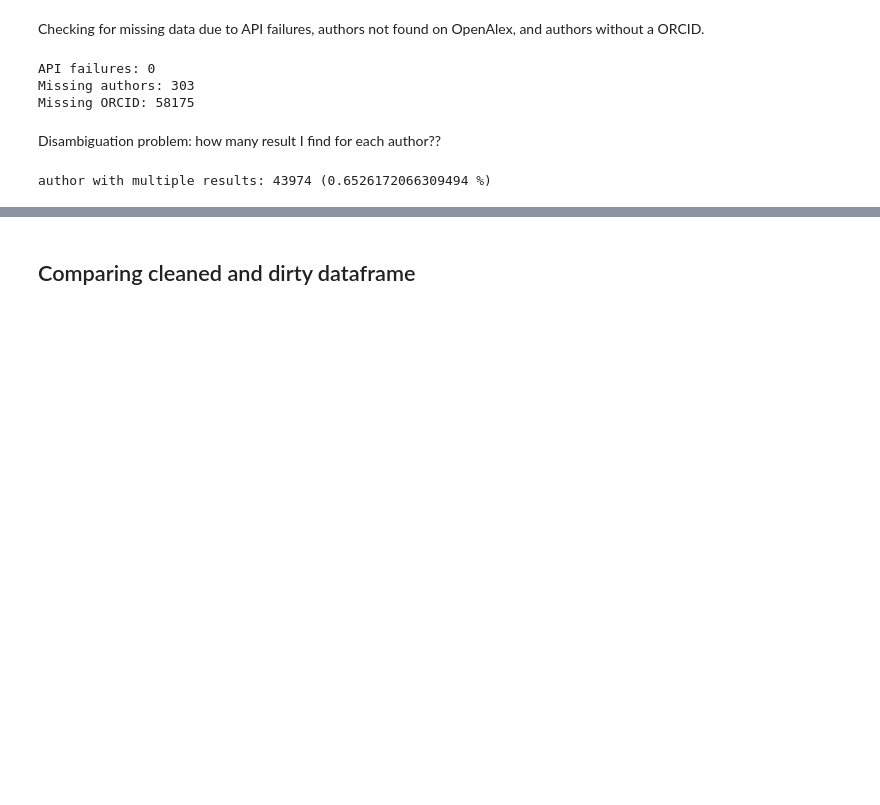
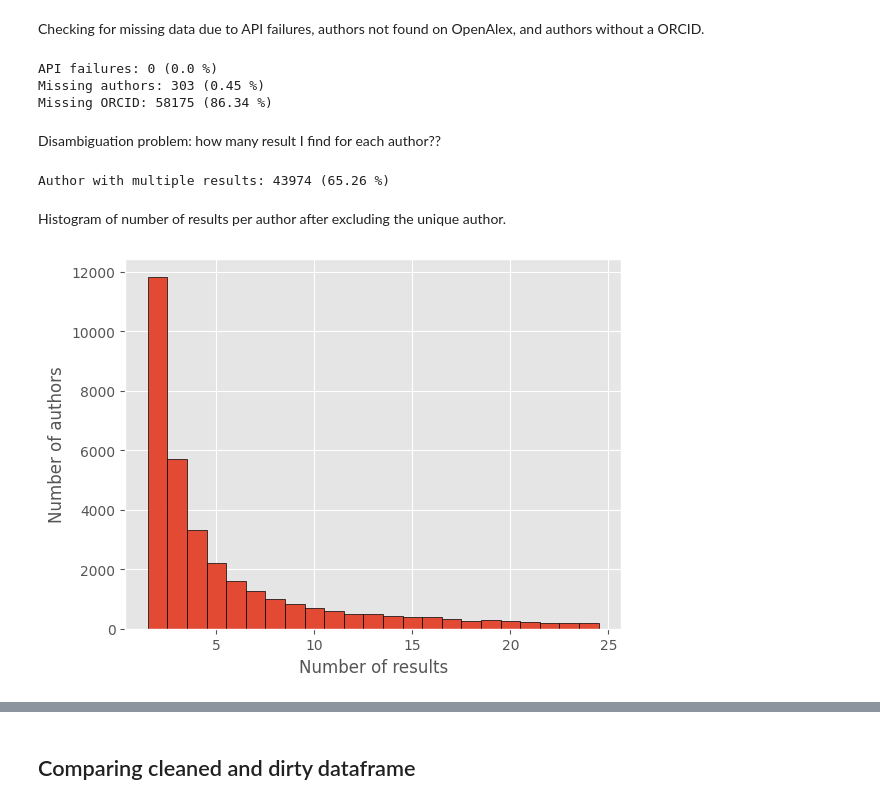
Before and after one commit to mariespedersen/Thesis_github, a Jupyter notebook: Get_citation_info.ipynb, the cells around one changed output, grey strips where cells are left out. Saved outputs shown, nothing was run; the diff lists cells and outputs as text; code cells hidden in the pictures; blank space fills up the shorter version.

```diff
--- a/Get_citation_info.ipynb
+++ b/Get_citation_info.ipynb
@@ -76,23 +85,19 @@ for i in df_author['ORCID']:
 
         no_ORCID += 1
 
-print('API failures:', failures)
-print('Missing authors:', not_found)
-print('Missing ORCID:', no_ORCID)
+print('API failures:', failures, f'({round(failures/len(full_name)*100, 2)} %)')
+print('Missing authors:', not_found, f'({round(not_found/len(full_name)*100, 2)} %)')
+print('Missing ORCID:', no_ORCID, f'({round(no_ORCID/len(full_name)*100, 2)} %)')
 # %% [output]
-API failures: 0
-Missing authors: 303
-Missing ORCID: 58175
+API failures: 0 (0.0 %)
+Missing authors: 303 (0.45 %)
+Missing ORCID: 58175 (86.34 %)
 # %% [markdown]
 Disambiguation problem: how many result I find for each author??
 # %%
 number_of_results = df_author['OpenAlex ID'].apply(len)
 df_author['Number of results'] = number_of_results
-multiple_authors = number_of_results[number_of_results>1]
-
-print(f"author with multiple results: {len(multiple_authors)} ({(len(multiple_authors)/len(full_name))} %)")
-
-# Create the histogram
-# plt.hist(number_of_results[number_of_results>25], bins=range(min(number_of_results[number_of_results>25]), max(number_of_results[number_of_results>25]) + 2), edgecolor='black', align='left');
+multiple_authors_bc = number_of_results[number_of_results>1]
+print(f"Author with multiple results: {len(multiple_authors_bc)} ({round(len(multiple_authors_bc)/len(full_name)*100, 2)} %)")
 # %% [output]
-author with multiple results: 43974 (0.6526172066309494 %)
+Author with multiple results: 43974 (65.26 %)
@@ -98,0 +110,9 @@ author with multiple results: 43974 (0.6526172066309494 %)
+# %% [markdown]
+Histogram of number of results per author after excluding the unique author.
+# %%
+plt.hist(data, bins=range(min(data), max(data) + 2), edgecolor='black', align='left')
+plt.ylabel('Number of authors')
+plt.xlabel('Number of results')
+plt.title('');
+# %% [output]
+[figure, added]
```
Also changed, not shown: parts of 32 cells of this notebook, 5 other files.
